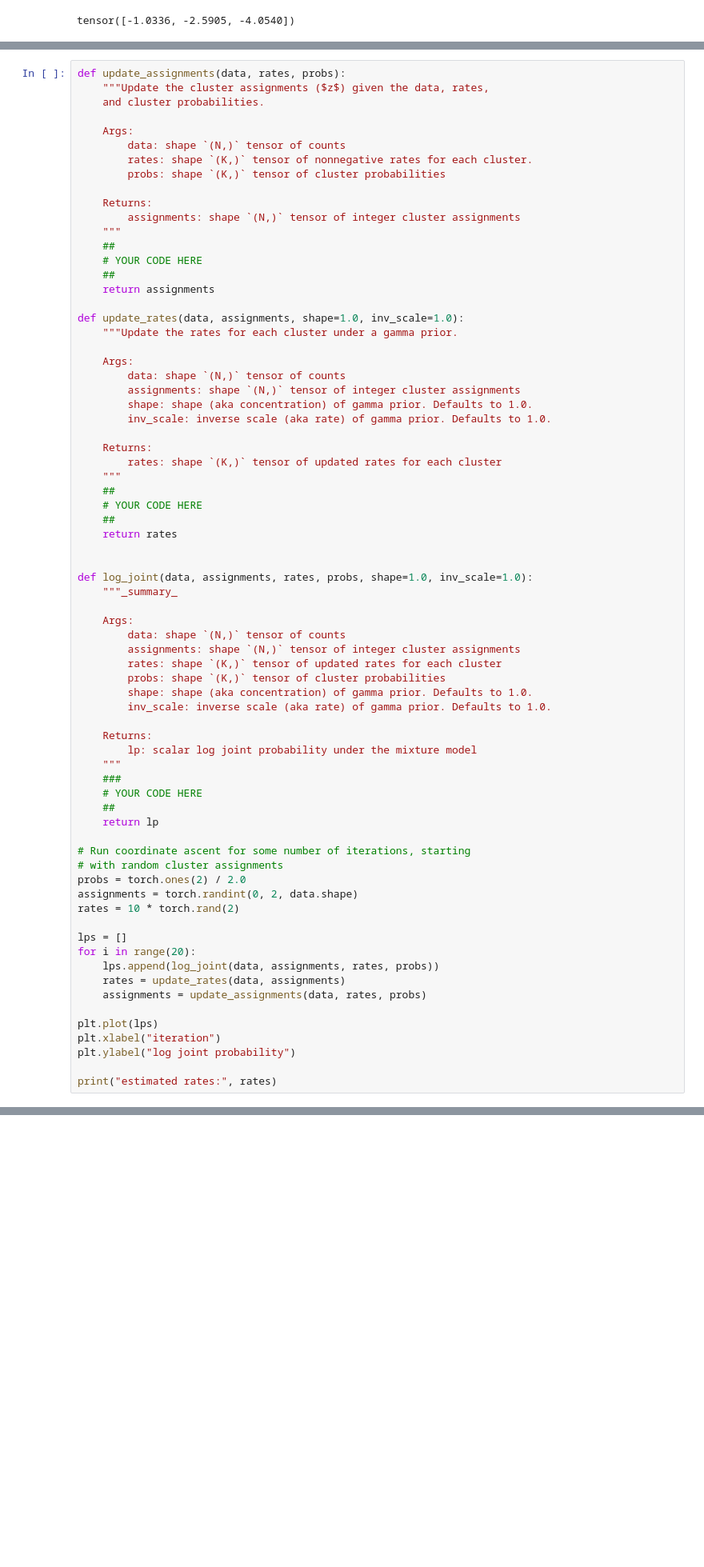
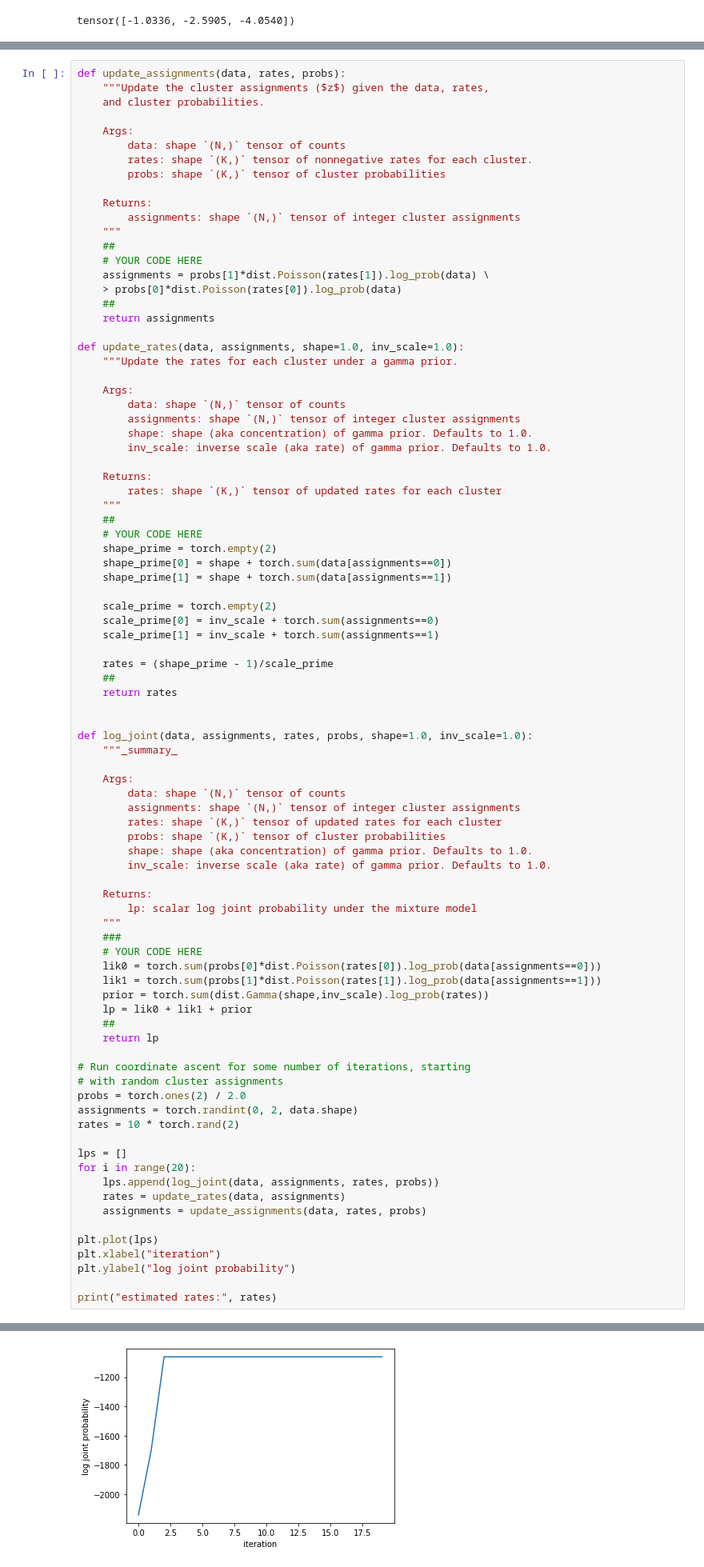
Before and after one commit to panichem/stats320, a Jupyter notebook: 00_pytorch_primer.ipynb, the cells around one changed output, grey strips where cells are left out. Shown at 80% size. Cells and saved outputs as stored; diff of their text form; blank space fills up the shorter version.

```diff
--- a/00_pytorch_primer.ipynb
+++ b/00_pytorch_primer.ipynb
@@ -448,6 +448,8 @@ def update_assignments(data, rates, probs):
     """
     ##
     # YOUR CODE HERE
+    assignments = probs[1]*dist.Poisson(rates[1]).log_prob(data) \
+    > probs[0]*dist.Poisson(rates[0]).log_prob(data)
     ##
     return assignments
 
@@ -465,6 +467,15 @@ def update_rates(data, assignments, shape=1.0, inv_scale=1.0):
     """
     ##
     # YOUR CODE HERE
+    shape_prime = torch.empty(2)
+    shape_prime[0] = shape + torch.sum(data[assignments==0])
+    shape_prime[1] = shape + torch.sum(data[assignments==1])
+
+    scale_prime = torch.empty(2)
+    scale_prime[0] = inv_scale + torch.sum(assignments==0)
+    scale_prime[1] = inv_scale + torch.sum(assignments==1)
+
+    rates = (shape_prime - 1)/scale_prime
     ##
     return rates
 
@@ -485,6 +496,10 @@ def log_joint(data, assignments, rates, probs, shape=1.0, inv_scale=1.0):
     """
     ###
     # YOUR CODE HERE
+    lik0 = torch.sum(probs[0]*dist.Poisson(rates[0]).log_prob(data[assignments==0]))
+    lik1 = torch.sum(probs[1]*dist.Poisson(rates[1]).log_prob(data[assignments==1]))
+    prior = torch.sum(dist.Gamma(shape,inv_scale).log_prob(rates))
+    lp = lik0 + lik1 + prior
     ##
     return lp
 
@@ -505,3 +520,4 @@ plt.xlabel("iteration")
 plt.ylabel("log joint probability")
 
 print("estimated rates:", rates)
+# %% [output]
@@ -508,3 +525,4 @@ print("estimated rates:", rates)
+[figure, added]
 # %% [markdown]
 ### Problem 4.2 (Bonus)
 
```
Also changed, not shown: parts of 2 cells of this notebook.
